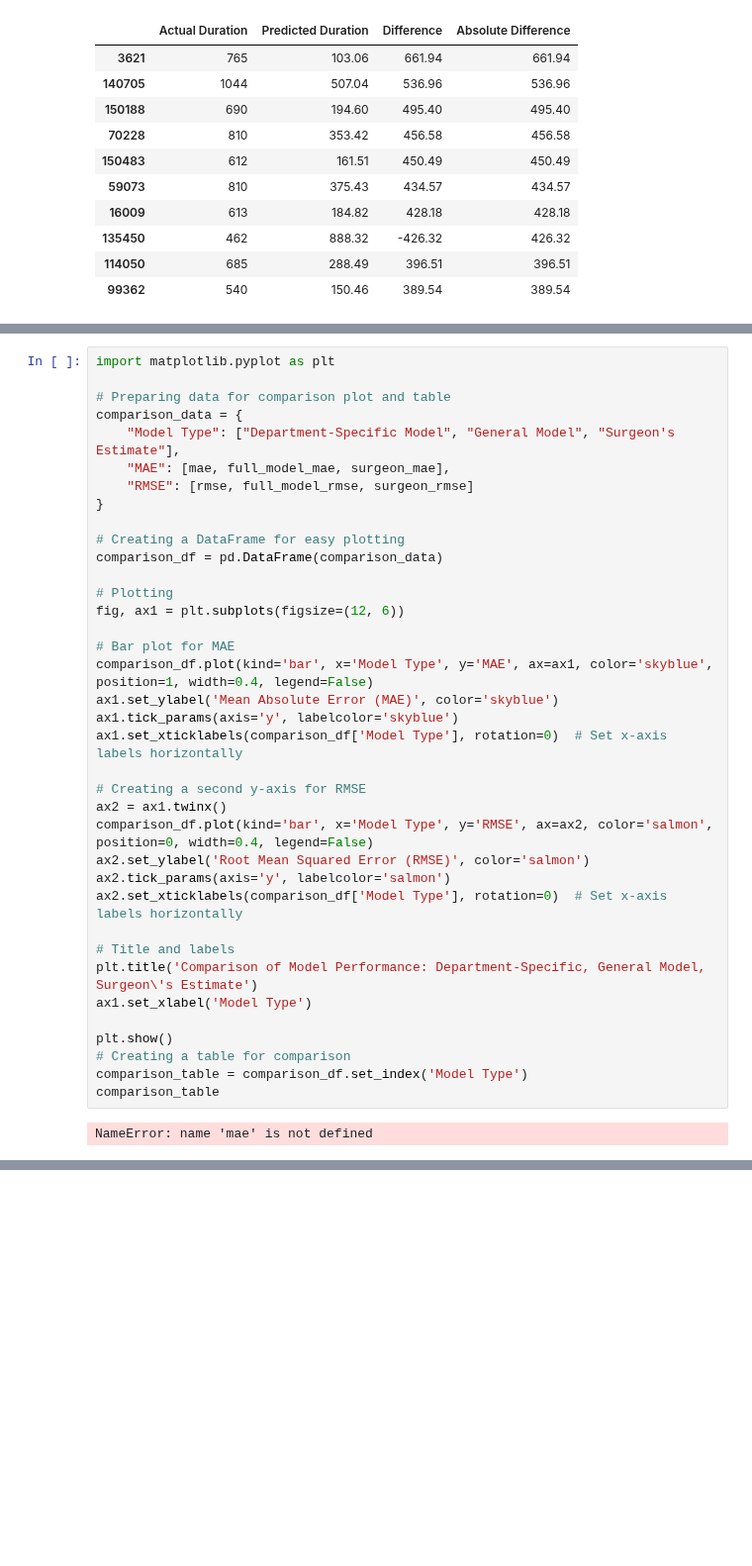
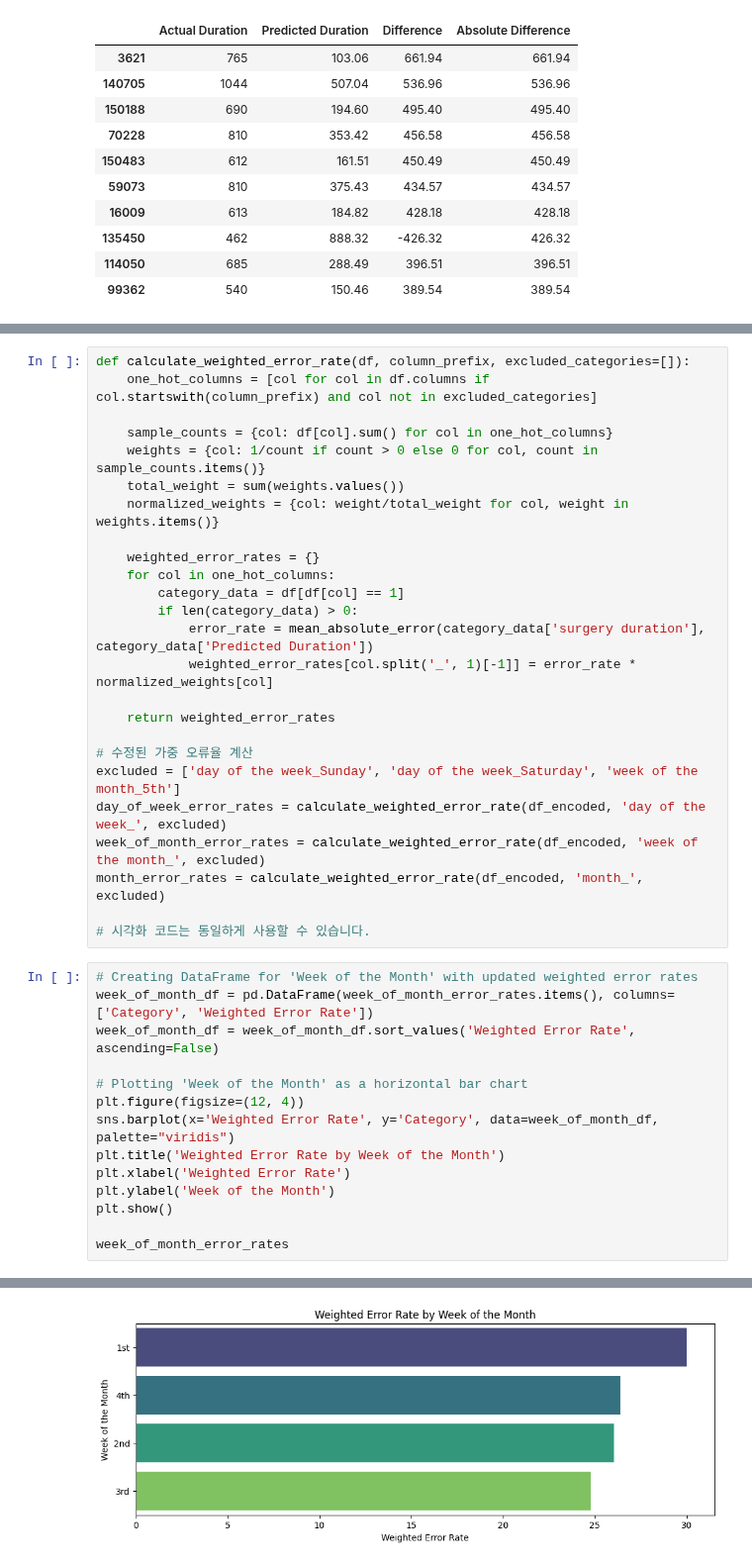
Before and after one commit to devguno/Surgical-Duration-Prediction, a Jupyter notebook: 0104변형3.ipynb, the cells around one changed output, grey strips where cells are left out. Shown at 99% size. Saved outputs shown, nothing was run; the diff lists cells and outputs as text; blank space fills up the shorter version.

```diff
--- a/0104변형3.ipynb
+++ b/0104변형3.ipynb
@@ -651,39 +336,40 @@ full_model_mae, full_model_rmse, full_model_r2
-# %%
-import matplotlib.pyplot as plt
-
-# Preparing data for comparison plot and table
-comparison_data = {
-    "Model Type": ["Department-Specific Model", "General Model", "Surgeon's Estimate"],
-    "MAE": [mae, full_model_mae, surgeon_mae],
-    "RMSE": [rmse, full_model_rmse, surgeon_rmse]
-}
-
-# Creating a DataFrame for easy plotting
-comparison_df = pd.DataFrame(comparison_data)
-
-# Plotting
-fig, ax1 = plt.subplots(figsize=(12, 6))
-
-# Bar plot for MAE
-comparison_df.plot(kind='bar', x='Model Type', y='MAE', ax=ax1, color='skyblue', position=1, width=0.4, legend=False)
-ax1.set_ylabel('Mean Absolute Error (MAE)', color='skyblue')
-ax1.tick_params(axis='y', labelcolor='skyblue')
-ax1.set_xticklabels(comparison_df['Model Type'], rotation=0)  # Set x-axis labels horizontally
-
-# Creating a second y-axis for RMSE
-ax2 = ax1.twinx()
-comparison_df.plot(kind='bar', x='Model Type', y='RMSE', ax=ax2, color='salmon', position=0, width=0.4, legend=False)
-ax2.set_ylabel('Root Mean Squared Error (RMSE)', color='salmon')
-ax2.tick_params(axis='y', labelcolor='salmon')
-ax2.set_xticklabels(comparison_df['Model Type'], rotation=0)  # Set x-axis labels horizontally
-
-# Title and labels
-plt.title('Comparison of Model Performance: Department-Specific, General Model, Surgeon\'s Estimate')
-ax1.set_xlabel('Model Type')
-
-plt.show()
-# Creating a table for comparison
-comparison_table = comparison_df.set_index('Model Type')
-comparison_table
-# %% [output]
-NameError: name 'mae' is not defined
+# %%
+def calculate_weighted_error_rate(df, column_prefix, excluded_categories=[]):
+    one_hot_columns = [col for col in df.columns if col.startswith(column_prefix) and col not in excluded_categories]
+
+    sample_counts = {col: df[col].sum() for col in one_hot_columns}
+    weights = {col: 1/count if count > 0 else 0 for col, count in sample_counts.items()}
+    total_weight = sum(weights.values())
+    normalized_weights = {col: weight/total_weight for col, weight in weights.items()}
+
+    weighted_error_rates = {}
+    for col in one_hot_columns:
+        category_data = df[df[col] == 1]
+        if len(category_data) > 0:
+            error_rate = mean_absolute_error(category_data['surgery duration'], category_data['Predicted Duration'])
+            weighted_error_rates[col.split('_', 1)[-1]] = error_rate * normalized_weights[col]
+
+    return weighted_error_rates
+
+# 수정된 가중 오류율 계산
+excluded = ['day of the week_Sunday', 'day of the week_Saturday', 'week of the month_5th']
+day_of_week_error_rates = calculate_weighted_error_rate(df_encoded, 'day of the week_', excluded)
+week_of_month_error_rates = calculate_weighted_error_rate(df_encoded, 'week of the month_', excluded)
+month_error_rates = calculate_weighted_error_rate(df_encoded, 'month_', excluded)
+
+# 시각화 코드는 동일하게 사용할 수 있습니다.
+# %%
+# Creating DataFrame for 'Week of the Month' with updated weighted error rates
+week_of_month_df = pd.DataFrame(week_of_month_error_rates.items(), columns=['Category', 'Weighted Error Rate'])
+week_of_month_df = week_of_month_df.sort_values('Weighted Error Rate', ascending=False)
+
+# Plotting 'Week of the Month' as a horizontal bar chart
+plt.figure(figsize=(12, 4))
+sns.barplot(x='Weighted Error Rate', y='Category', data=week_of_month_df, palette="viridis")
+plt.title('Weighted Error Rate by Week of the Month')
+plt.xlabel('Weighted Error Rate')
+plt.ylabel('Week of the Month')
+plt.show()
+
+week_of_month_error_rates
+# %% [output]
@@ -689,0 +379 @@ NameError: name 'mae' is not defined
+[figure, added]
```
Also changed, not shown: parts of 25 cells of this notebook, 2 other files.
